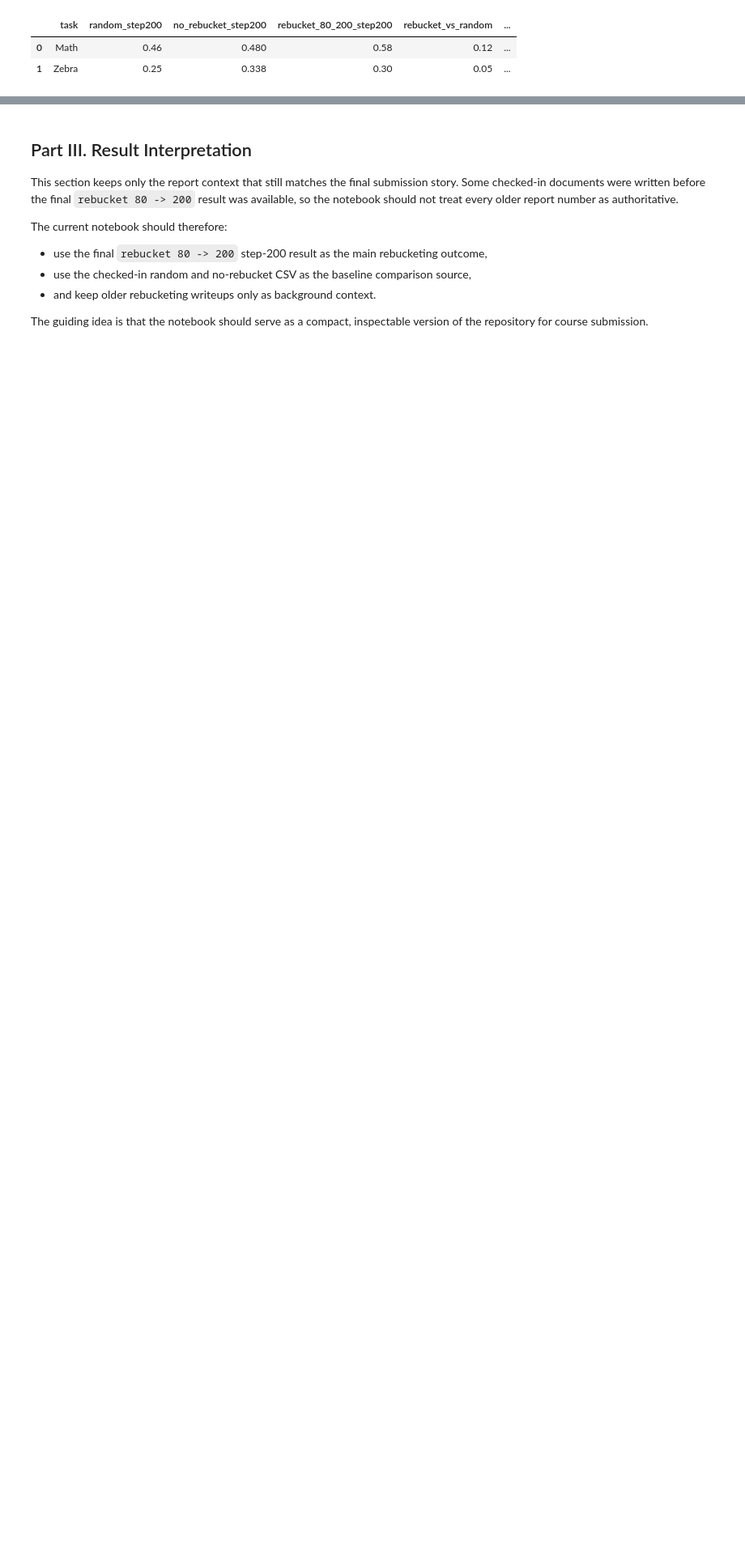
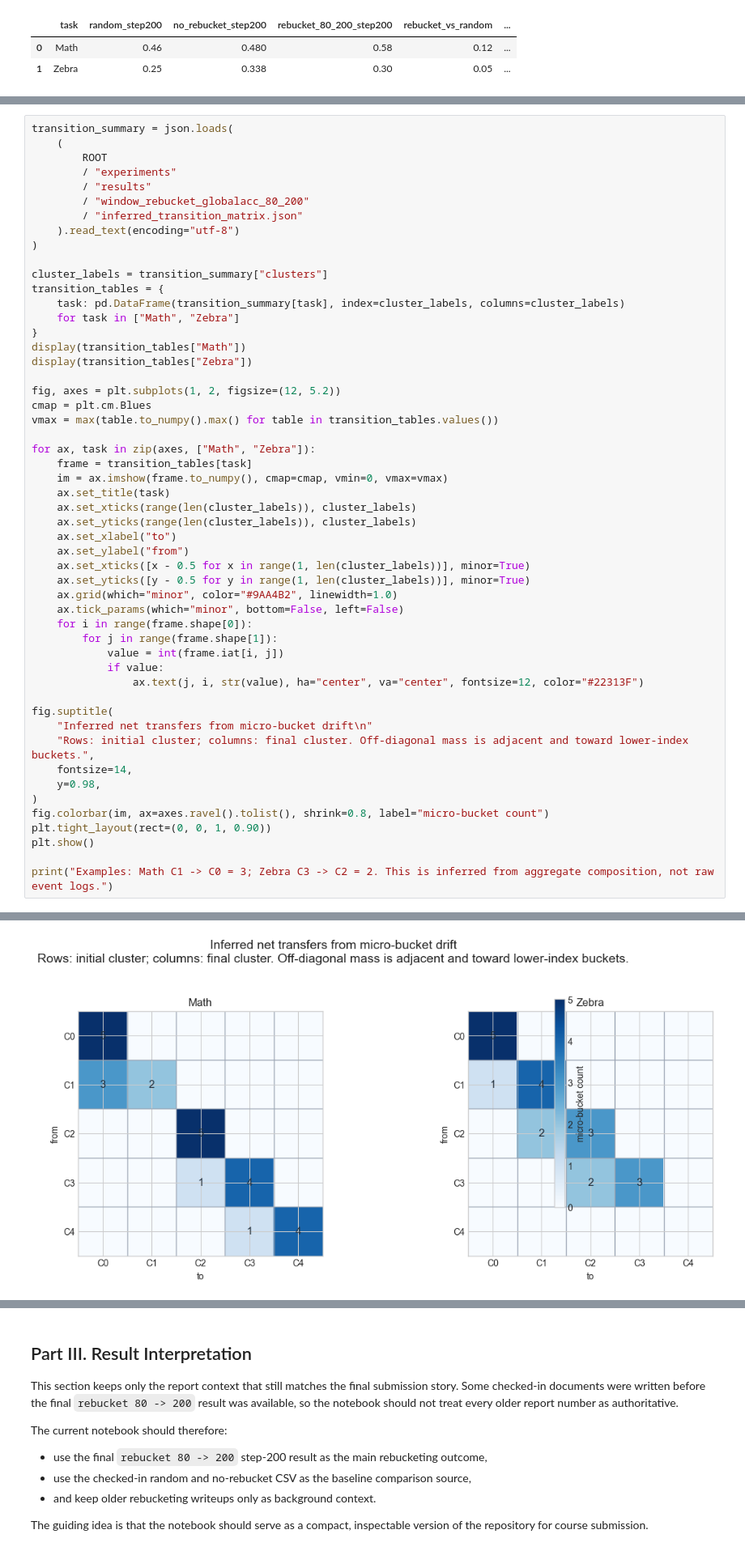
Before and after one commit to kkkzzz0101/Adaptive-Env-Selection, a Jupyter notebook: paper/deliverables/project_groupID.ipynb, the cells around one changed output, grey strips where cells are left out. Shown at 81% size. Saved outputs shown, nothing was run; the diff lists cells and outputs as text; blank space fills up the shorter version.

```diff
--- a/paper/deliverables/project_groupID.ipynb
+++ b/paper/deliverables/project_groupID.ipynb
@@ -951,0 +1094,53 @@ Skipping signature summary: missing /root/adaptive env selection/experiments/res
+# %%
+transition_summary = json.loads(
+    (
+        ROOT
+        / "experiments"
+        / "results"
+        / "window_rebucket_globalacc_80_200"
+        / "inferred_transition_matrix.json"
+    ).read_text(encoding="utf-8")
+)
+
+cluster_labels = transition_summary["clusters"]
+transition_tables = {
+    task: pd.DataFrame(transition_summary[task], index=cluster_labels, columns=cluster_labels)
+    for task in ["Math", "Zebra"]
+}
+display(transition_tables["Math"])
+display(transition_tables["Zebra"])
+
+fig, axes = plt.subplots(1, 2, figsize=(12, 5.2))
+cmap = plt.cm.Blues
+vmax = max(table.to_numpy().max() for table in transition_tables.values())
+
+for ax, task in zip(axes, ["Math", "Zebra"]):
+    frame = transition_tables[task]
+    im = ax.imshow(frame.to_numpy(), cmap=cmap, vmin=0, vmax=vmax)
+    ax.set_title(task)
+    ax.set_xticks(range(len(cluster_labels)), cluster_labels)
+    ax.set_yticks(range(len(cluster_labels)), cluster_labels)
+    ax.set_xlabel("to")
+    ax.set_ylabel("from")
+    ax.set_xticks([x - 0.5 for x in range(1, len(cluster_labels))], minor=True)
+    ax.set_yticks([y - 0.5 for y in range(1, len(cluster_labels))], minor=True)
+    ax.grid(which="minor", color="#9AA4B2", linewidth=1.0)
+    ax.tick_params(which="minor", bottom=False, left=False)
+    for i in range(frame.shape[0]):
+        for j in range(frame.shape[1]):
+            value = int(frame.iat[i, j])
+            if value:
+                ax.text(j, i, str(value), ha="center", va="center", fontsize=12, color="#22313F")
+
+fig.suptitle(
+    "Inferred net transfers from micro-bucket drift\n"
+    "Rows: initial cluster; columns: final cluster. Off-diagonal mass is adjacent and toward lower-index buckets.",
+    fontsize=14,
+    y=0.98,
+)
+fig.colorbar(im, ax=axes.ravel().tolist(), shrink=0.8, label="micro-bucket count")
+plt.tight_layout(rect=(0, 0, 1, 0.90))
+plt.show()
+
+print("Examples: Math C1 -> C0 = 3; Zebra C3 -> C2 = 2. This is inferred from aggregate composition, not raw event logs.")
+# %% [output]
@@ -951,0 +1159 @@ Skipping signature summary: missing /root/adaptive env selection/experiments/res
+[figure, added]
```
Also changed, not shown: parts of 19 cells of this notebook, 3 other files.
